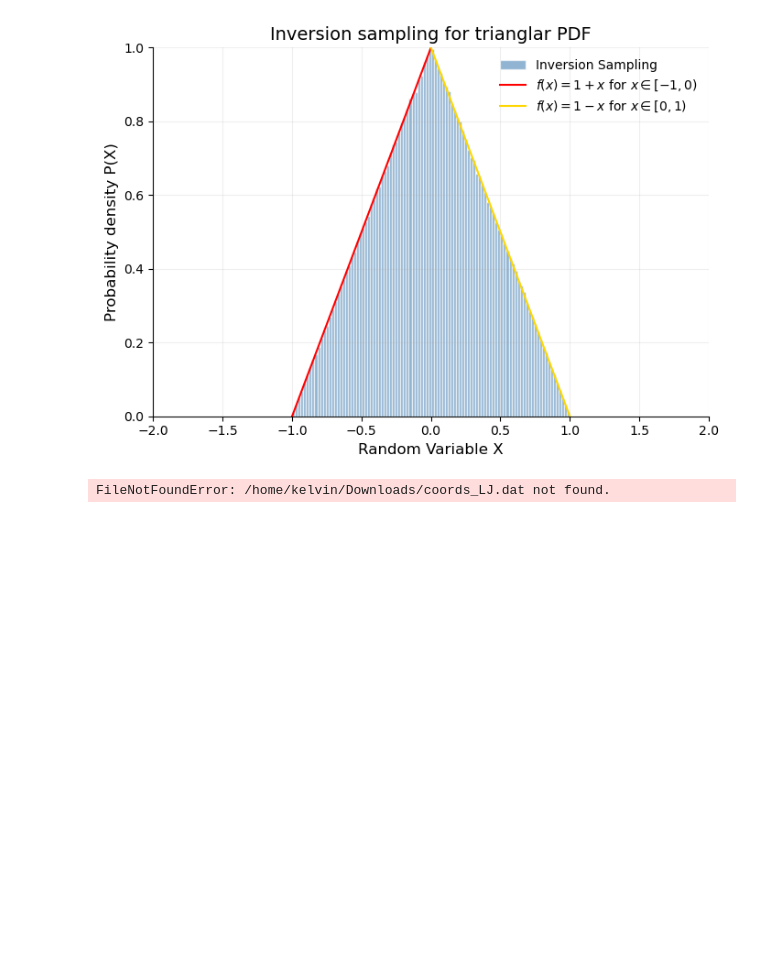
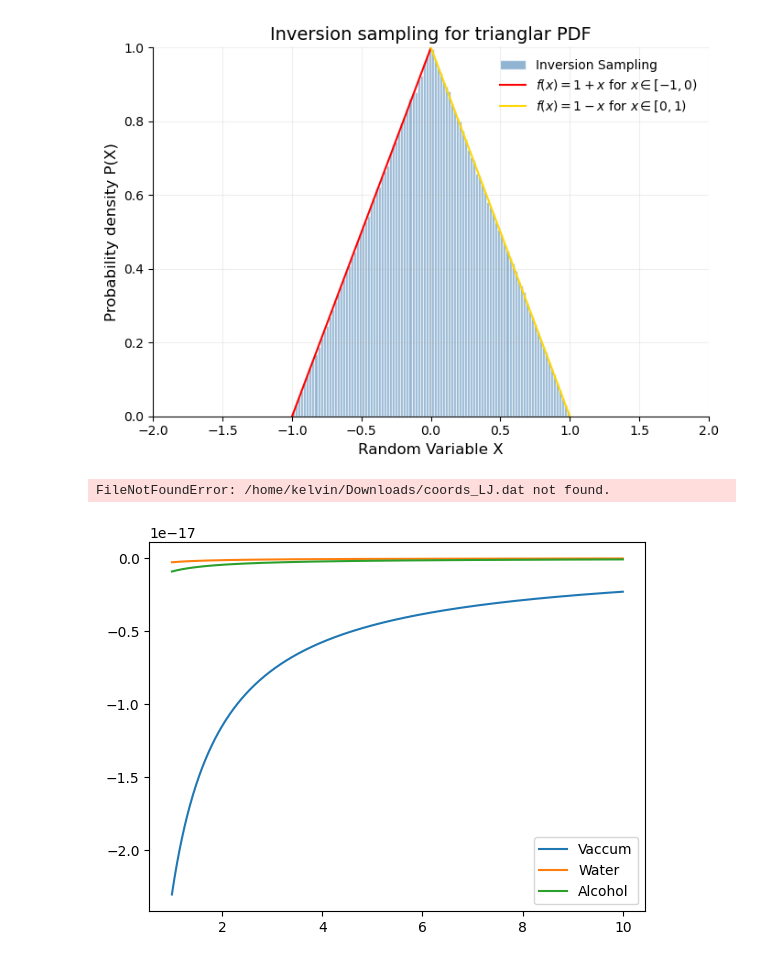
Before and after one commit to KirtiKT06/codes, a Jupyter notebook: notebooks/second_notebook.ipynb, the cells around one changed output. Cells and saved outputs as stored; diff of their text form; code cells hidden in the pictures; blank space fills up the shorter version.

```diff
--- a/notebooks/second_notebook.ipynb
+++ b/notebooks/second_notebook.ipynb
@@ -1199,3 +1199,31 @@ plt.plot(xx, 2*xx, 'r')
 plt.show()
 
 print("Mean:", x.mean())
+# %%
+import numpy as np
+import matplotlib.pyplot as plt
+q_i = 1.602e-19
+q_j = -1.602e-19
+r_ij = 1.0
+r= []
+while r_ij <= 10.0:
+    r.append(r_ij)
+    r_ij += 0.01
+f_vac = []
+f_water = []
+f_alcohol = []
+for r_ij in r:
+    f_ij = (q_i * q_j) * (8.988e10) / (1 * r_ij * 1e-10)
+    f_vac.append(f_ij)
+    f_ij = (q_i * q_j) * (8.988e10) / (80 * r_ij * 1e-10)
+    f_water.append(f_ij)
+    f_ij = (q_i * q_j) * (8.988e10) / (25 * r_ij * 1e-10)
+    f_alcohol.append(f_ij)
+
+plt.plot(r, f_vac, label="Vaccum")
+plt.plot(r, f_water, label="Water")
+plt.plot(r, f_alcohol, label="Alcohol")
+plt.legend()
+plt.show()
+# %% [output]
+[figure, added]
```
Also changed, not shown: parts of 6 cells of this notebook, 9 other files.
